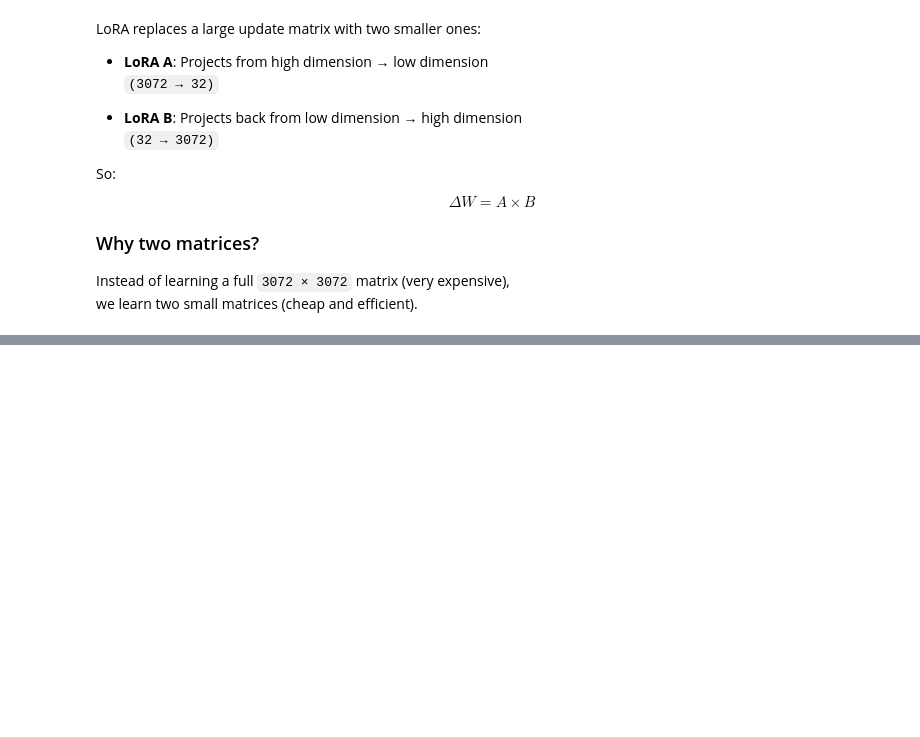
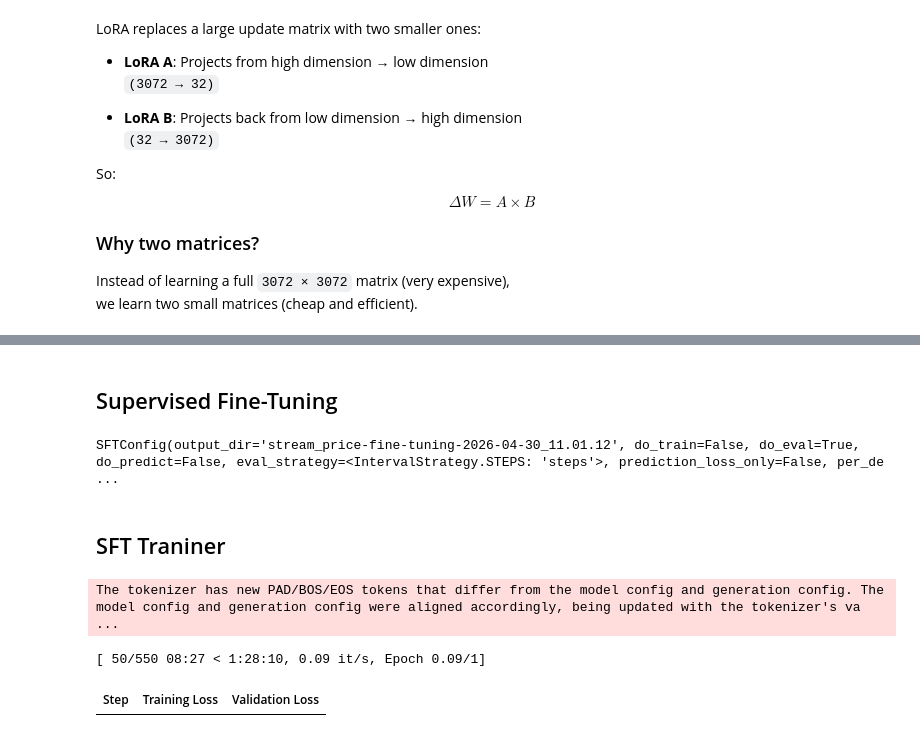
Before and after one commit to KumudithaSilva/llama3-domain-adaptation, a Jupyter notebook: llama3_fine_tuning.ipynb, the cells around one changed output, grey strips where cells are left out. Drawn from its saved outputs; the diff is of its cells as text; code cells hidden in the pictures; blank space fills up the shorter version.

Commit message:
add LoRA and SFT configuration

```diff
--- a/llama3_fine_tuning.ipynb
+++ b/llama3_fine_tuning.ipynb
@@ -47,0 +163,5 @@ quant_config = BitsAndBytesConfig(
+# %%
+# Tokenizer config
+tokenizer = AutoTokenizer.from_pretrained(BASE_MODEL, trust_remote_code=True)
+tokenizer.pad_token = tokenizer.eos_token
+tokenizer.padding_side = "right"
@@ -48,6 +170,9 @@ quant_config = BitsAndBytesConfig(
 # %%
+# Base model config
 base_model = AutoModelForCausalLM.from_pretrained(
     BASE_MODEL,
     quantization_config=quant_config,
     device_map="auto",
     )
+
+base_model.generation_config.pad_token_id = tokenizer.pad_token_id
@@ -229,0 +363,13 @@ we learn two small matrices (cheap and efficient).
+# %%
+# LoRA config
+# This defined which specific layers of the base model will get trained and
+# it defines the architecture of the parameter-efficient modification.
+
+lora_paramerters = LoraConfig(
+    lora_alpha=LORA_ALPHA,
+    lora_dropout=LORA_DROPOUT,
+    r=LORA_R,
+    bias="none",
+    task_type="CAUSAL_LM",
+    target_modules=TARGET_MODULES
+)
@@ -229,0 +380,2 @@ we learn two small matrices (cheap and efficient).
+# %% [markdown]
+## Supervised Fine-Tuning
@@ -229,0 +434,25 @@ we learn two small matrices (cheap and efficient).
+# %%
+train_parameters
+# %% [output]
+SFTConfig(output_dir='stream_price-fine-tuning-2026-04-30_11.01.12', do_train=False, do_eval=True, do_predict=False, eval_strategy=<IntervalStrategy.STEPS: 'steps'>, prediction_loss_only=False, per_de ...
+# %% [markdown]
+## SFT Traniner
+# %%
+fine_tuning = SFTTrainer(
+    model=base_model,
+    train_dataset=train,
+    eval_dataset=val,
+    peft_config=lora_paramerters,
+    args=train_parameters
+)
+# %%
+# Fine-tune!
+fine_tuning.train()
+
+# Push our fine-tuned model to Hugging Face
+fine_tuning.model.push_to_hub(PROJECT_RUN_NAME, private=True)
+print(f"Saved to the hub: {PROJECT_RUN_NAME}")
+# %% [output]
+The tokenizer has new PAD/BOS/EOS tokens that differ from the model config and generation config. The model config and generation config were aligned accordingly, being updated with the tokenizer's va ...
+[ 50/550 08:27 < 1:28:10, 0.09 it/s, Epoch 0.09/1]
+| Step | Training Loss | Validation Loss |
```
Also changed, not shown: parts of 26 cells of this notebook.
